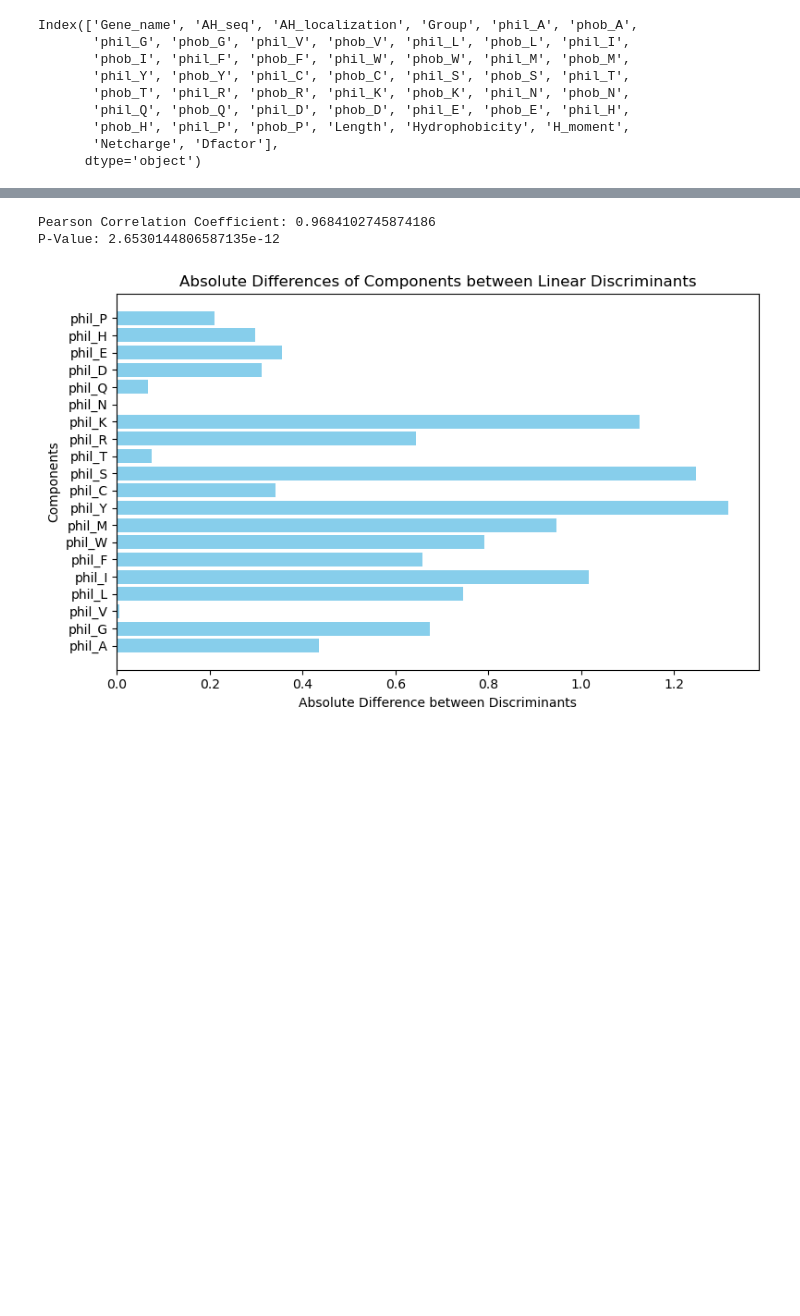
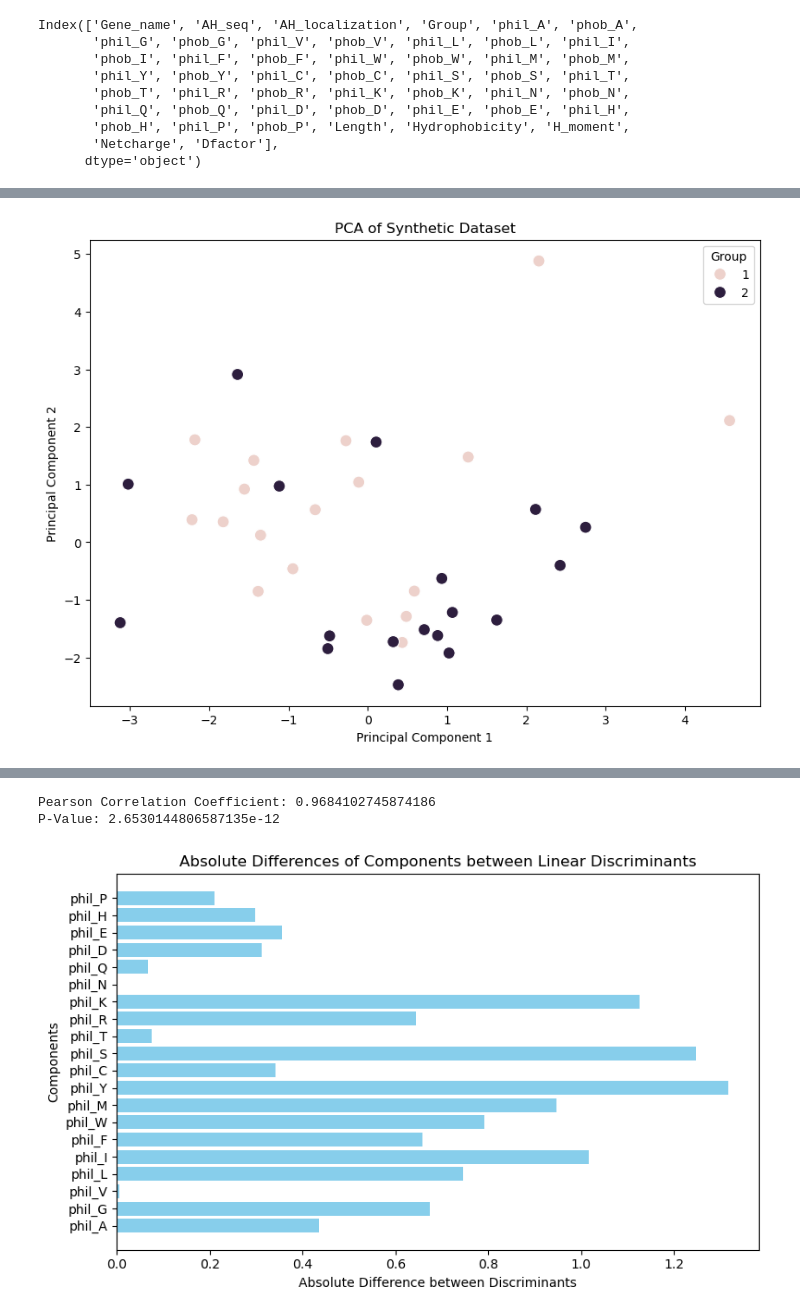
Before and after one commit to shokenlee/AH_AAcomposition, a Jupyter notebook: LDA.ipynb, the cells around one changed output, grey strips where cells are left out. Drawn from its saved outputs; the diff is of its cells as text; code cells hidden in the pictures; blank space fills up the shorter version.

```diff
--- a/LDA.ipynb
+++ b/LDA.ipynb
@@ -106,0 +106,30 @@ phil_P              -4.320653              -4.111268
+# %%
+from sklearn.decomposition import PCA
+import matplotlib.pyplot as plt
+import seaborn as sns
+
+# Separate features and group labels
+features = data.drop(columns='Group')
+group_labels = data['Group']
+
+# Standardize the data (PCA is sensitive to the scale of the data)
+features_standardized = (features - features.mean()) / features.std()
+
+# Perform PCA
+pca = PCA(n_components=2)
+principal_components = pca.fit_transform(features_standardized)
+
+# Create a DataFrame for the principal components
+pca_df = pd.DataFrame(data=principal_components, columns=['PC1', 'PC2'])
+pca_df['Group'] = group_labels
+
+# Plotting the PCA
+plt.figure(figsize=(10, 7))
+sns.scatterplot(data=pca_df, x='PC1', y='PC2', hue='Group', s=100)
+plt.title('PCA of Synthetic Dataset')
+plt.xlabel('Principal Component 1')
+plt.ylabel('Principal Component 2')
+plt.legend(title='Group')
+plt.show()
+# %% [output]
+[figure, added]
```
Also changed, not shown: parts of 12 cells of this notebook.
